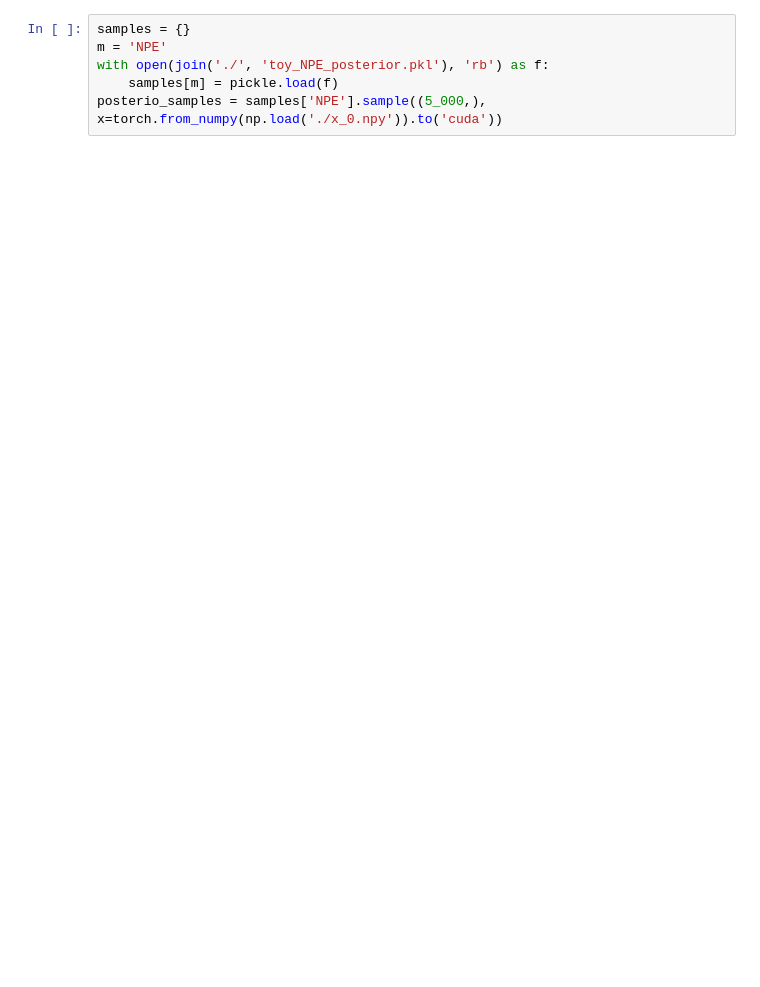
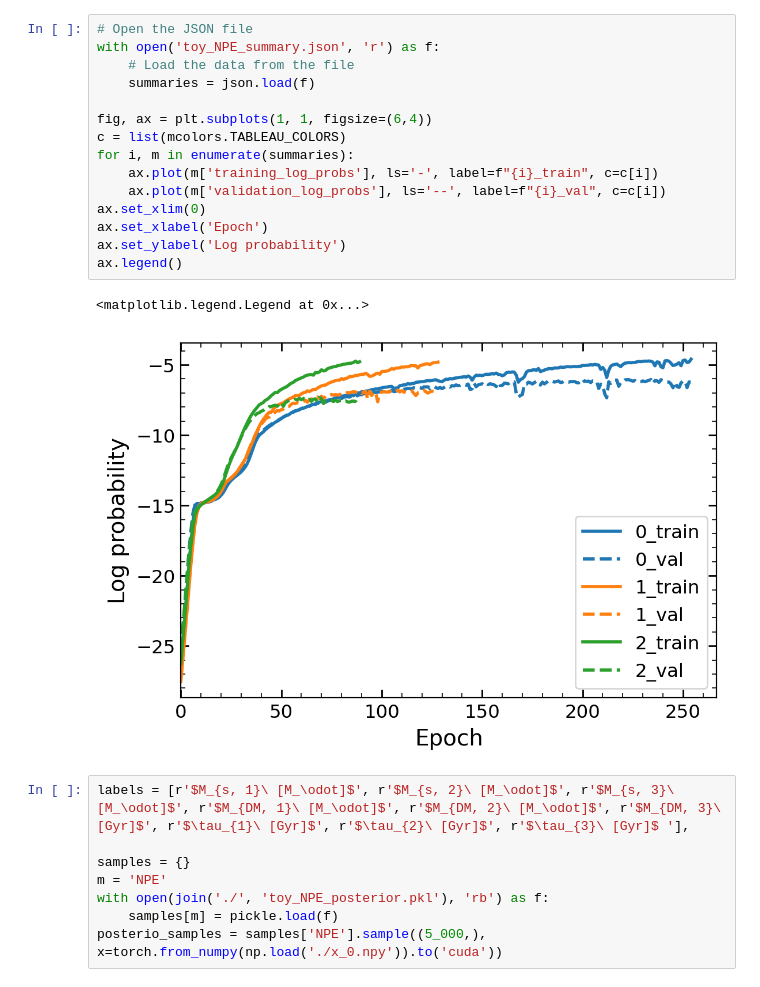
Before and after one commit to vepe99/CASBI, a Jupyter notebook: notebooks/ltu_ili_test/test_3subhalos/plot_and_analysis.ipynb, the cells around one changed output. Cells and saved outputs as stored; diff of their text form; blank space fills up the shorter version.

```diff
--- a/notebooks/ltu_ili_test/test_3subhalos/plot_and_analysis.ipynb
+++ b/notebooks/ltu_ili_test/test_3subhalos/plot_and_analysis.ipynb
@@ -54,4 +56,24 @@ cbar.set_label('Counts', size=14)
+# %%
+# Open the JSON file
+with open('toy_NPE_summary.json', 'r') as f:
+    # Load the data from the file
+    summaries = json.load(f)
+
+fig, ax = plt.subplots(1, 1, figsize=(6,4))
+c = list(mcolors.TABLEAU_COLORS)
+for i, m in enumerate(summaries):
+    ax.plot(m['training_log_probs'], ls='-', label=f"{i}_train", c=c[i])
+    ax.plot(m['validation_log_probs'], ls='--', label=f"{i}_val", c=c[i])
+ax.set_xlim(0)
+ax.set_xlabel('Epoch')
+ax.set_ylabel('Log probability')
+ax.legend()
+# %% [output]
+<matplotlib.legend.Legend at 0x...>
+[figure, added]
 # %%
+labels = [r'$M_{s, 1}\ [M_\odot]$', r'$M_{s, 2}\ [M_\odot]$', r'$M_{s, 3}\ [M_\odot]$', r'$M_{DM, 1}\ [M_\odot]$', r'$M_{DM, 2}\ [M_\odot]$', r'$M_{DM, 3}\ [Gyr]$', r'$\tau_{1}\ [Gyr]$', r'$\tau_{2}\ [Gyr]$', r'$\tau_{3}\ [Gyr]$ '],
+
 samples = {}
 m = 'NPE'
 with open(join('./', 'toy_NPE_posterior.pkl'), 'rb') as f:
```
Also changed, not shown: parts of 4 cells of this notebook.
